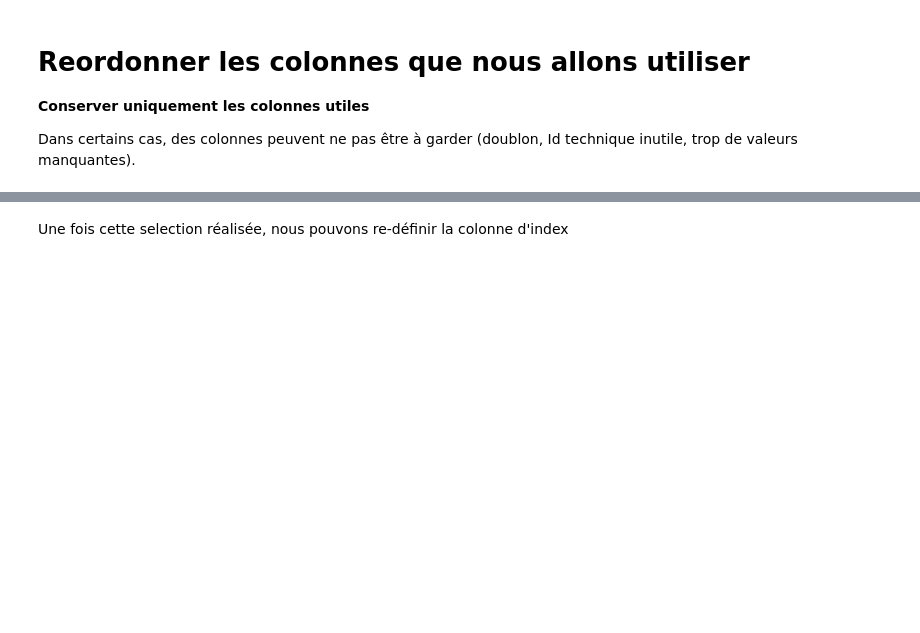
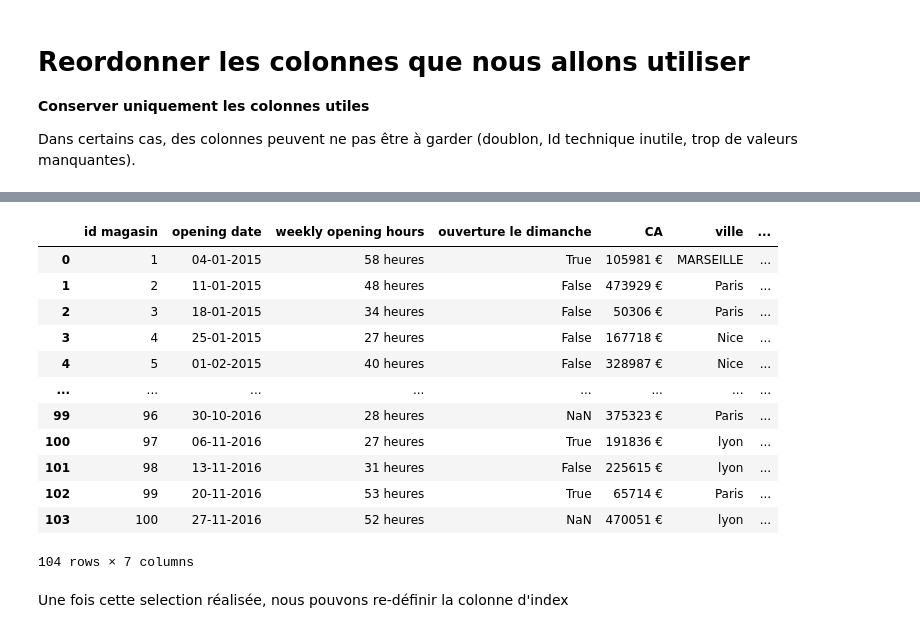
Before and after one commit to nevillemakoyi/Pandas_basic, a Jupyter notebook: notebooks/3 - data cleaning avec pandas - cours - élève.ipynb, the cells around one changed output, grey strips where cells are left out. Cells and saved outputs as stored; diff of their text form; code cells hidden in the pictures; blank space fills up the shorter version.

Commit message:
data cleaning overview cont

```diff
--- a/notebooks/3 - data cleaning avec pandas - cours - élève.ipynb
+++ b/notebooks/3 - data cleaning avec pandas - cours - élève.ipynb
@@ -183,4 +218,24 @@ Dans certains cas, des colonnes peuvent ne pas être à garder (doublon, Id tech
+# %%
+data_wp = data.copy()
+data_wp.drop(
+    columns=['numero magasin'],
+    inplace=True
+            )
 # %%
-data_wip = data_wip[['id magasin', 'opening date', 'weekly opening hours','ouverture le dimanche', 'CA', 'ville','numero de telephone']]
+data_wp
+# %% [output]
+|  | id magasin | opening date | weekly opening hours | ouverture le dimanche | CA | ville | ... |
+| 0 | 1 | 04-01-2015 | 58 heures | True | 105981 € | MARSEILLE | ... |
+| 1 | 2 | 11-01-2015 | 48 heures | False | 473929 € | Paris | ... |
+| 2 | 3 | 18-01-2015 | 34 heures | False | 50306 € | Paris | ... |
+| 3 | 4 | 25-01-2015 | 27 heures | False | 167718 € | Nice | ... |
+| 4 | 5 | 01-02-2015 | 40 heures | False | 328987 € | Nice | ... |
+| ... | ... | ... | ... | ... | ... | ... | ... |
+| 99 | 96 | 30-10-2016 | 28 heures | NaN | 375323 € | Paris | ... |
+| 100 | 97 | 06-11-2016 | 27 heures | True | 191836 € | lyon | ... |
+| 101 | 98 | 13-11-2016 | 31 heures | False | 225615 € | lyon | ... |
+| 102 | 99 | 20-11-2016 | 53 heures | True | 65714 € | Paris | ... |
+| 103 | 100 | 27-11-2016 | 52 heures | NaN | 470051 € | lyon | ... |
+104 rows × 7 columns
 # %% [markdown]
 Une fois cette selection réalisée, nous pouvons re-définir la colonne d'index
```
Also changed, not shown: parts of 4 cells of this notebook.
